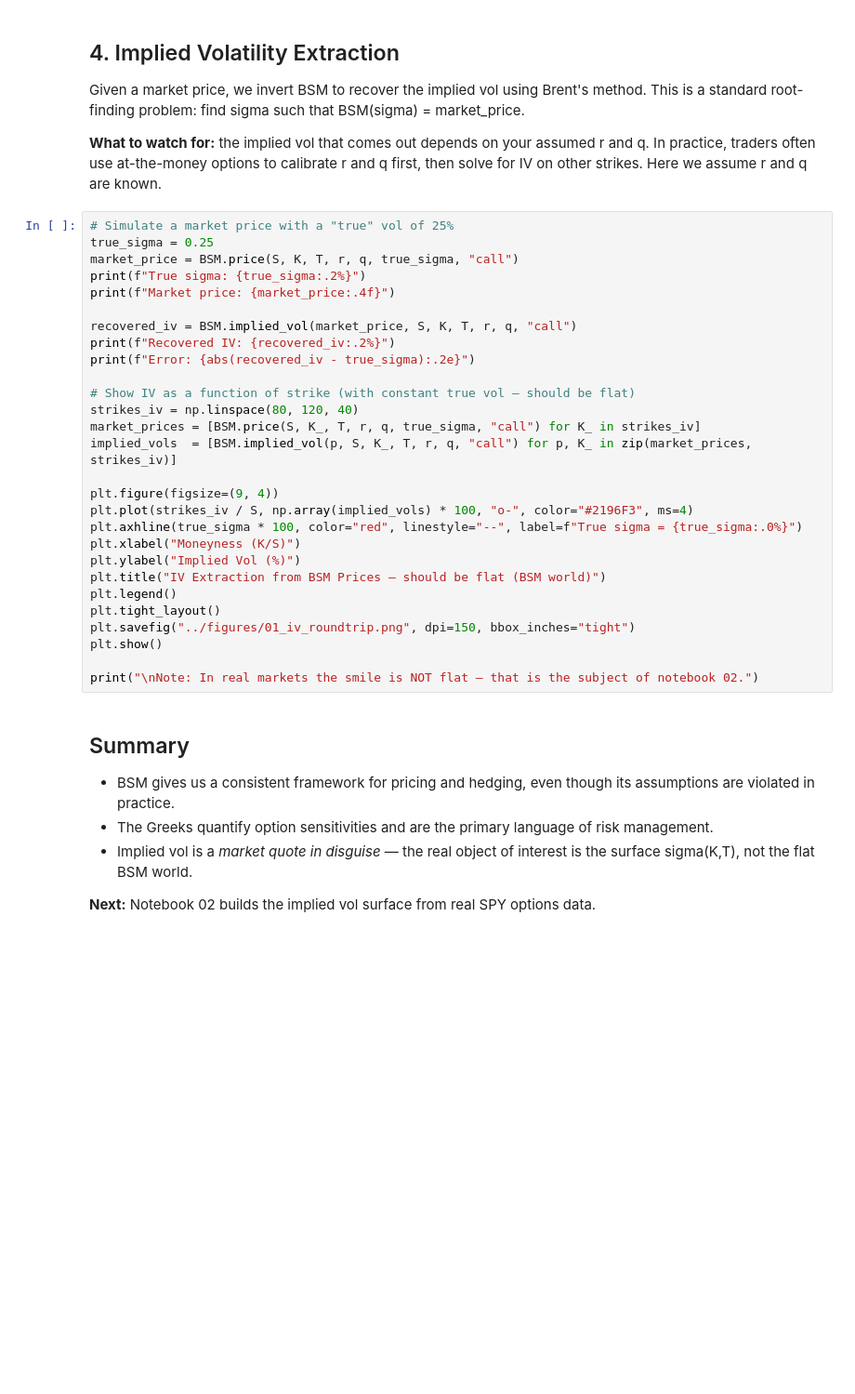
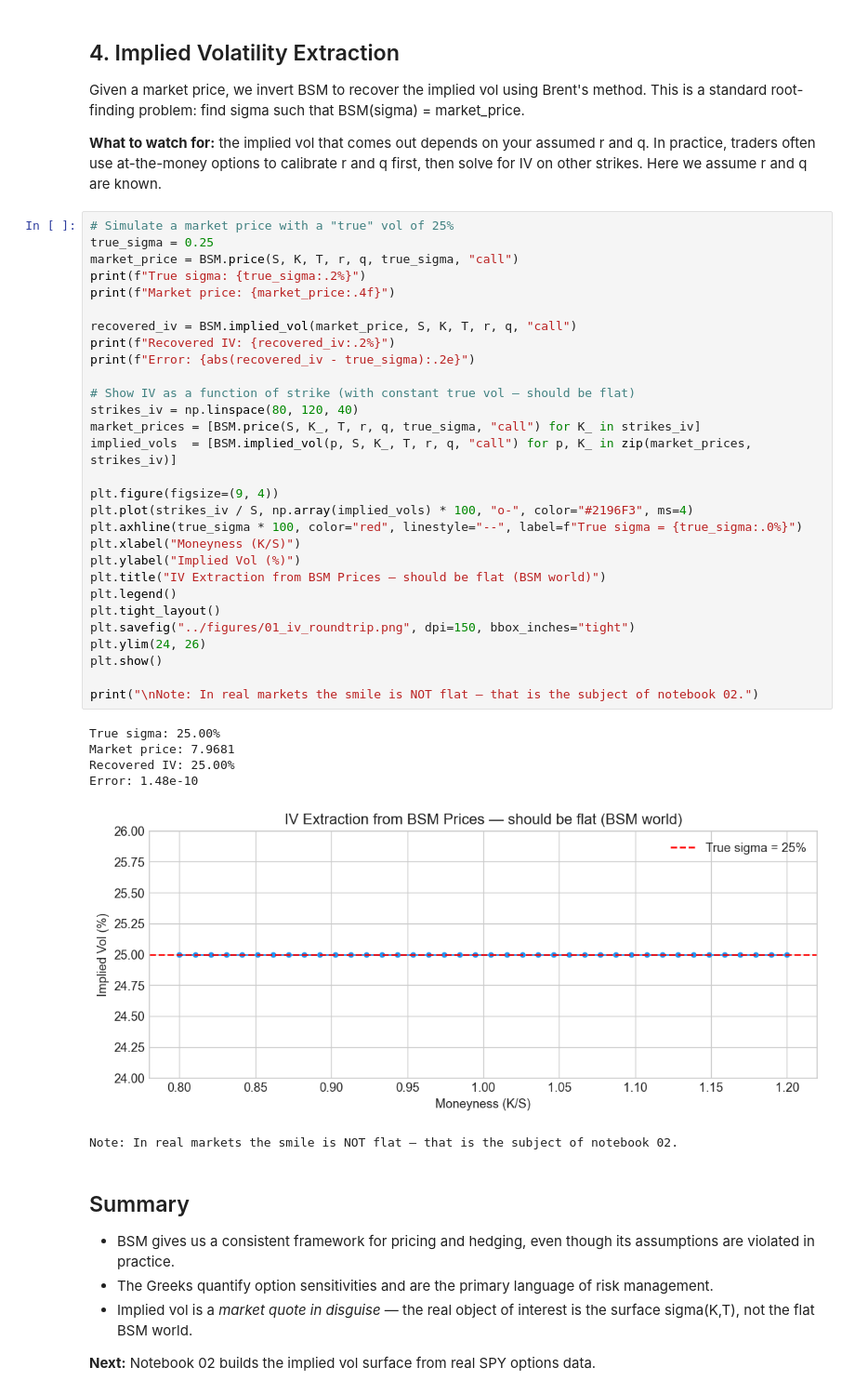
Before and after one commit to ludovico-finance/equity-vol-surface, a Jupyter notebook: notebooks/01_bsm_and_greeks.ipynb, the cells around one changed output. Shown at 93% size. Saved outputs shown, nothing was run; the diff lists cells and outputs as text; blank space fills up the shorter version.

Commit message:
Fix y-axis scaling in IV round-trip plot

```diff
--- a/notebooks/01_bsm_and_greeks.ipynb
+++ b/notebooks/01_bsm_and_greeks.ipynb
@@ -104,31 +128,39 @@ Given a market price, we invert BSM to recover the implied vol using Brent's met
 # %%
 # Simulate a market price with a "true" vol of 25%
 true_sigma = 0.25
 market_price = BSM.price(S, K, T, r, q, true_sigma, "call")
 print(f"True sigma: {true_sigma:.2%}")
 print(f"Market price: {market_price:.4f}")
 
 recovered_iv = BSM.implied_vol(market_price, S, K, T, r, q, "call")
 print(f"Recovered IV: {recovered_iv:.2%}")
 print(f"Error: {abs(recovered_iv - true_sigma):.2e}")
 
 # Show IV as a function of strike (with constant true vol — should be flat)
 strikes_iv = np.linspace(80, 120, 40)
 market_prices = [BSM.price(S, K_, T, r, q, true_sigma, "call") for K_ in strikes_iv]
 implied_vols  = [BSM.implied_vol(p, S, K_, T, r, q, "call") for p, K_ in zip(market_prices, strikes_iv)]
 
 plt.figure(figsize=(9, 4))
 plt.plot(strikes_iv / S, np.array(implied_vols) * 100, "o-", color="#2196F3", ms=4)
 plt.axhline(true_sigma * 100, color="red", linestyle="--", label=f"True sigma = {true_sigma:.0%}")
 plt.xlabel("Moneyness (K/S)")
 plt.ylabel("Implied Vol (%)")
 plt.title("IV Extraction from BSM Prices — should be flat (BSM world)")
 plt.legend()
 plt.tight_layout()
 plt.savefig("../figures/01_iv_roundtrip.png", dpi=150, bbox_inches="tight")
+plt.ylim(24, 26)
 plt.show()
 
 print("\nNote: In real markets the smile is NOT flat — that is the subject of notebook 02.")
+# %% [output]
+True sigma: 25.00%
+Market price: 7.9681
+Recovered IV: 25.00%
+Error: 1.48e-10
+[figure, added]
+Note: In real markets the smile is NOT flat — that is the subject of notebook 02.
 # %% [markdown]
 ## Summary
 
```
Also changed, not shown: parts of 3 cells of this notebook.
